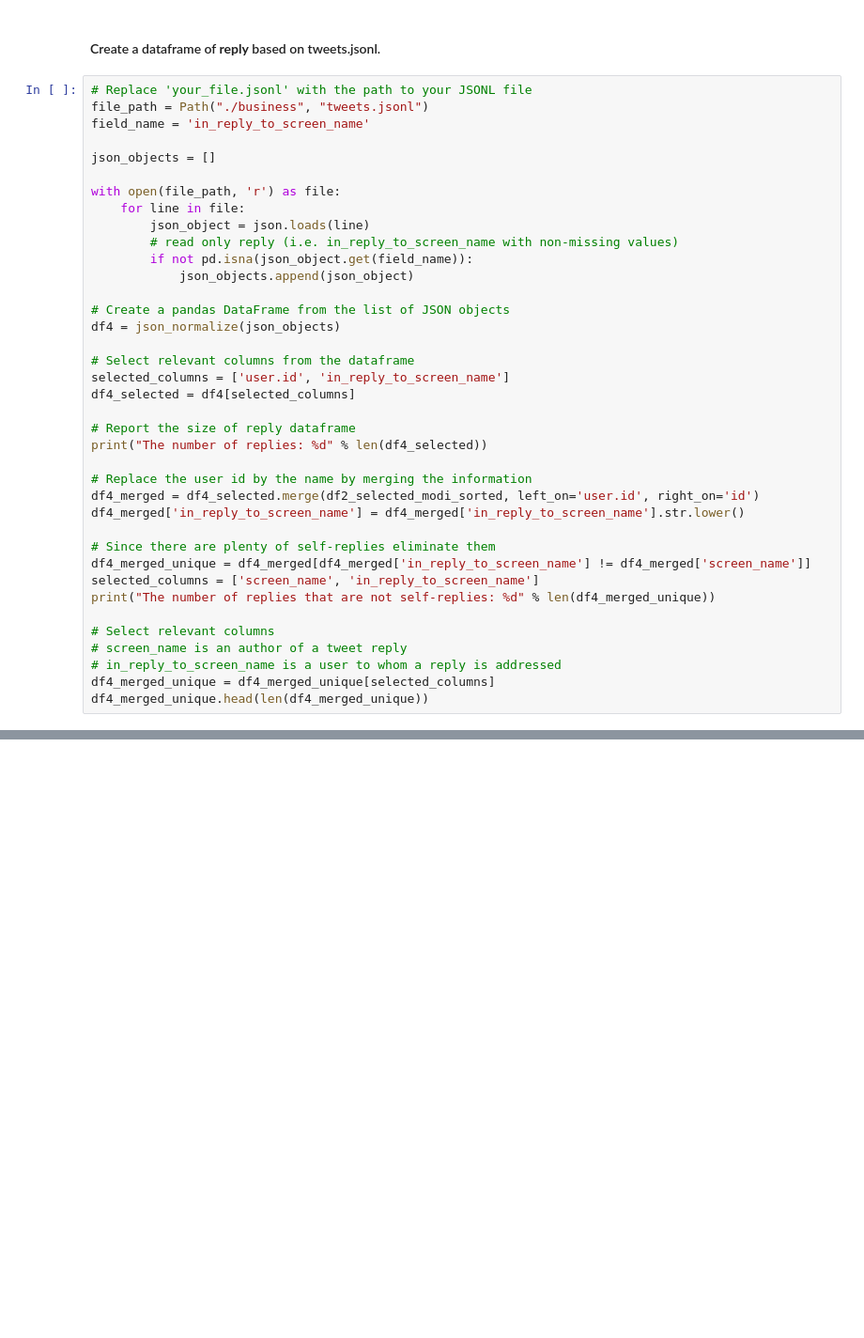
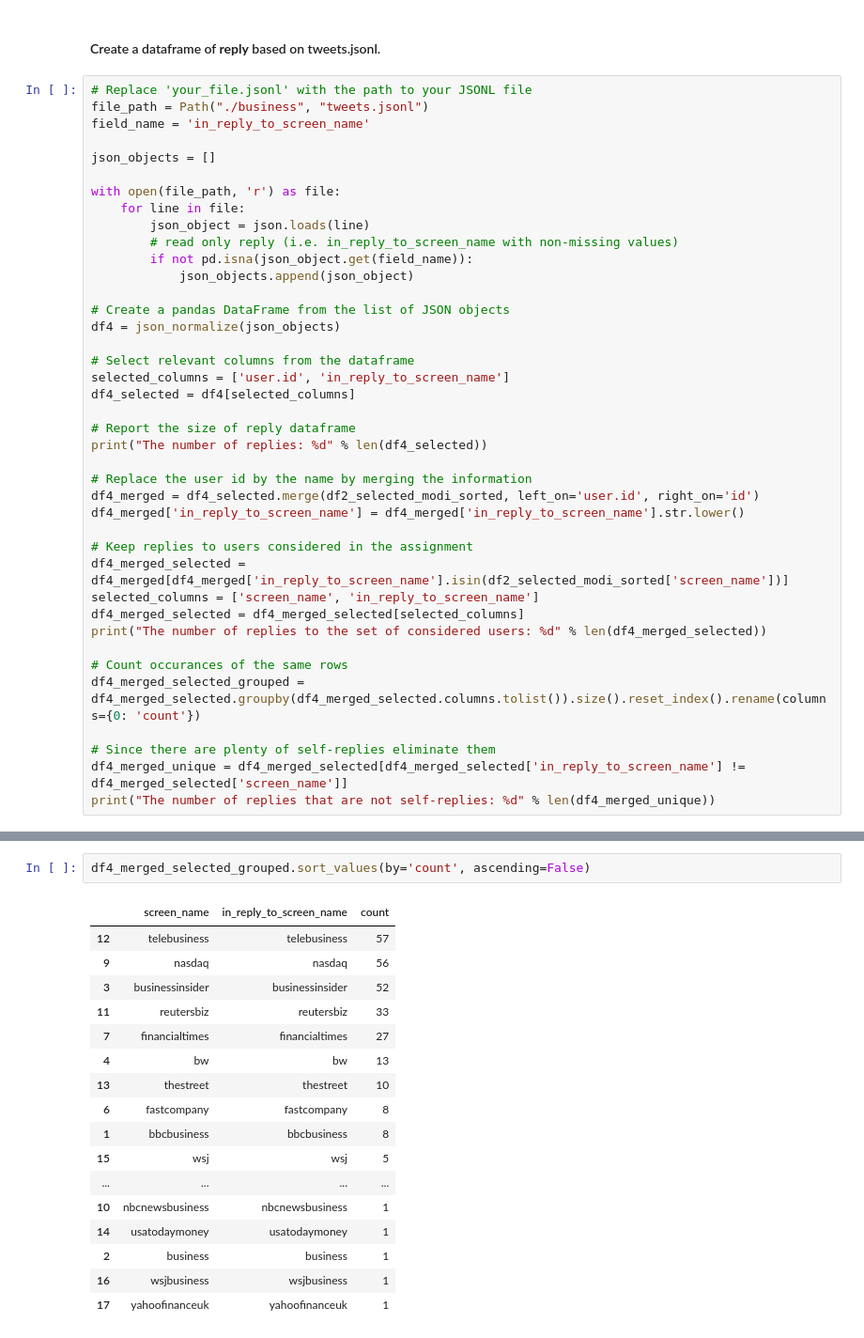
Before and after one commit to kbankowski/2022-11_data-academy, a Jupyter notebook: Level2/Group Projects/07_Network_Twitter/Project_Codes.ipynb, the cells around one changed output, grey strips where cells are left out. Shown at 94% size. Drawn from its saved outputs; the diff is of its cells as text; blank space fills up the shorter version.

Commit message:
Finishing reply network analysis

```diff
--- a/Level2/Group Projects/07_Network_Twitter/Project_Codes.ipynb
+++ b/Level2/Group Projects/07_Network_Twitter/Project_Codes.ipynb
@@ -530,15 +519,17 @@ print("The number of replies: %d" % len(df4_selected))
 df4_merged = df4_selected.merge(df2_selected_modi_sorted, left_on='user.id', right_on='id')
 df4_merged['in_reply_to_screen_name'] = df4_merged['in_reply_to_screen_name'].str.lower()
 
+# Keep replies to users considered in the assignment
+df4_merged_selected = df4_merged[df4_merged['in_reply_to_screen_name'].isin(df2_selected_modi_sorted['screen_name'])]
+selected_columns = ['screen_name', 'in_reply_to_screen_name']
+df4_merged_selected = df4_merged_selected[selected_columns]
+print("The number of replies to the set of considered users: %d" % len(df4_merged_selected))
+
+# Count occurances of the same rows
+df4_merged_selected_grouped = df4_merged_selected.groupby(df4_merged_selected.columns.tolist()).size().reset_index().rename(columns={0: 'count'})
+
 # Since there are plenty of self-replies eliminate them
-df4_merged_unique = df4_merged[df4_merged['in_reply_to_screen_name'] != df4_merged['screen_name']]
-selected_columns = ['screen_name', 'in_reply_to_screen_name']
+df4_merged_unique = df4_merged_selected[df4_merged_selected['in_reply_to_screen_name'] != df4_merged_selected['screen_name']]
 print("The number of replies that are not self-replies: %d" % len(df4_merged_unique))
-
-# Select relevant columns
-# screen_name is an author of a tweet reply
-# in_reply_to_screen_name is a user to whom a reply is addressed
-df4_merged_unique = df4_merged_unique[selected_columns]
-df4_merged_unique.head(len(df4_merged_unique))
 # %% [output]
 The number of replies: 384
@@ -558,0 +554,20 @@ The number of replies that are not self-replies: 98
+# %%
+df4_merged_selected_grouped.sort_values(by='count', ascending=False)
+# %% [output]
+|  | screen_name | in_reply_to_screen_name | count |
+| 12 | telebusiness | telebusiness | 57 |
+| 9 | nasdaq | nasdaq | 56 |
+| 3 | businessinsider | businessinsider | 52 |
+| 11 | reutersbiz | reutersbiz | 33 |
+| 7 | financialtimes | financialtimes | 27 |
+| 4 | bw | bw | 13 |
+| 13 | thestreet | thestreet | 10 |
+| 6 | fastcompany | fastcompany | 8 |
+| 1 | bbcbusiness | bbcbusiness | 8 |
+| 15 | wsj | wsj | 5 |
+| ... | ... | ... | ... |
+| 10 | nbcnewsbusiness | nbcnewsbusiness | 1 |
+| 14 | usatodaymoney | usatodaymoney | 1 |
+| 2 | business | business | 1 |
+| 16 | wsjbusiness | wsjbusiness | 1 |
+| 17 | yahoofinanceuk | yahoofinanceuk | 1 |
```
Also changed, not shown: parts of 3 cells of this notebook.
